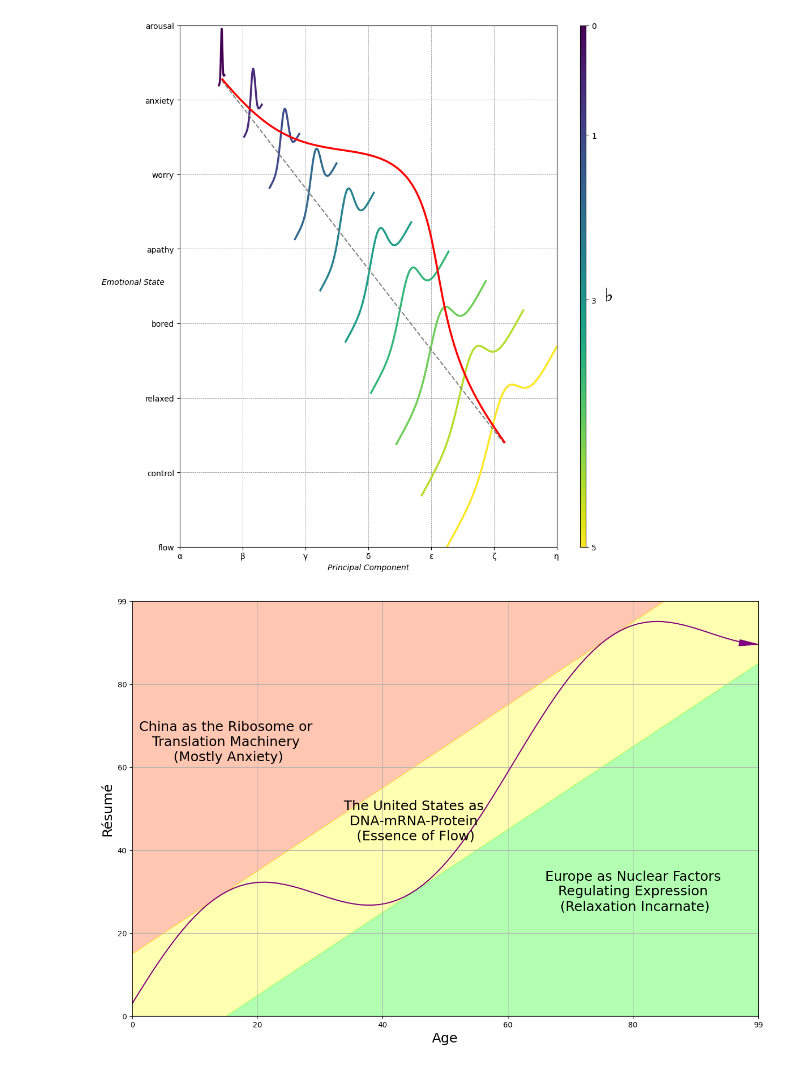
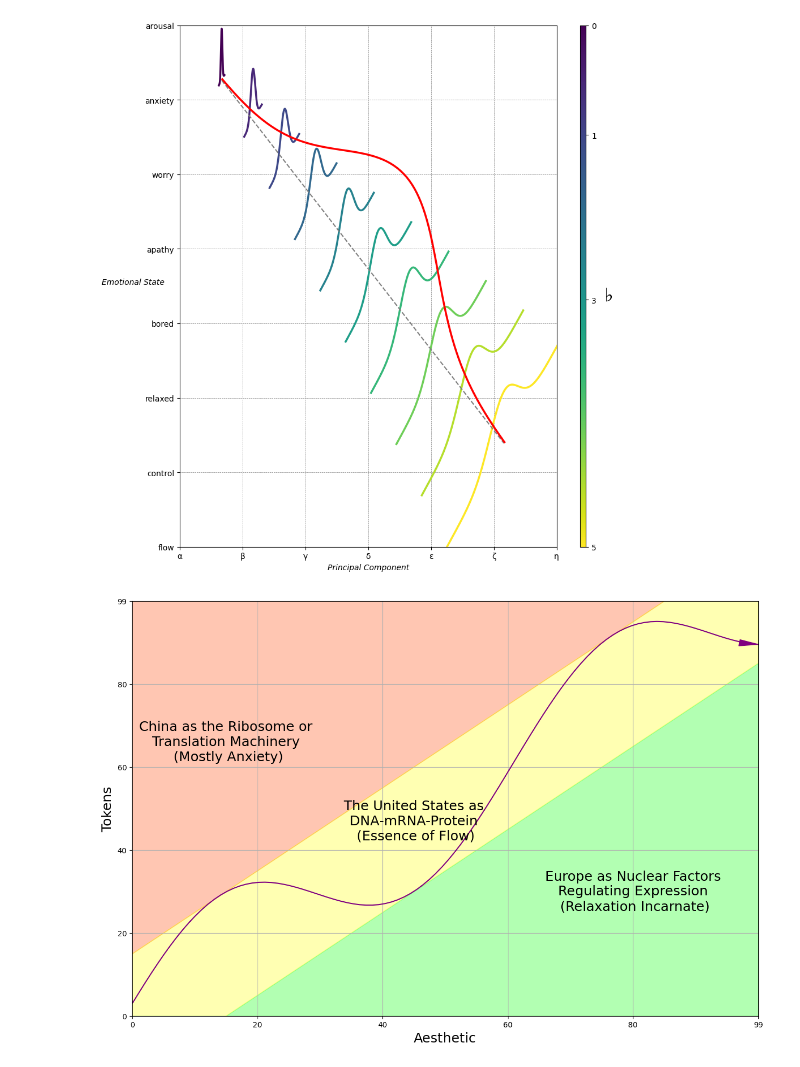
Before and after one commit to abikesa/aesthetic, a Jupyter notebook: _build/jupyter_execute/act_1/act_1_0/act_1_0_0/act_1_0_0_2.ipynb, the cells around one changed output. Saved outputs shown, nothing was run; the diff lists cells and outputs as text; code cells hidden in the pictures.

```diff
--- a/_build/jupyter_execute/act_1/act_1_0/act_1_0_0/act_1_0_0_2.ipynb
+++ b/_build/jupyter_execute/act_1/act_1_0/act_1_0_0/act_1_0_0_2.ipynb
@@ -236,35 +239,35 @@ plt.fill_between(skill_levels, yellow_zone_high, 10, color='orangered', alpha=0.
 plt.fill_between(skill_levels, 0, yellow_zone_low, color='lime', alpha=0.3, label='Time/Revelation', interpolate=True)
 plt.fill_between(skill_levels, yellow_zone_low, yellow_zone_high, color='yellow', alpha=0.3, label='Agent/Evolution', interpolate=True)
 
 # Plot the sinusoid function with the diagonal as its axis
 plt.plot(skill_levels, sinusoid, color='purple', linestyle='-')
 
 # Add arrowhead to the sinusoid line
 plt.arrow(skill_levels[-2], sinusoid[-2], skill_levels[-1] - skill_levels[-2], sinusoid[-1] - sinusoid[-2],
           color='purple', length_includes_head=True, head_width=0.15, head_length=0.3)
 
 # Set plot labels and title
-plt.xlabel('Age', fontsize=18)
-plt.ylabel('Résumé', rotation='vertical', fontsize=18)
+plt.xlabel('Aesthetic', fontsize=18)
+plt.ylabel('Tokens', rotation='vertical', fontsize=18)
 
 # Set plot limits and grid
 plt.xlim(0, 10)
 plt.ylim(0, 10)
 plt.grid(True)
 
 # Set tick labels
 tick_labels = ['0', '20', '40', '60', '80', '99']
 plt.xticks(np.linspace(0, 10, 6), tick_labels)
 plt.yticks(np.linspace(0, 10, 6), tick_labels)
 
 # Add text annotations to label the areas without shaded background
 plt.text(1.5, 6.6, 'China as the Ribosome or\n Translation Machinery \n (Mostly Anxiety)', color='black', ha='center', va='center', fontsize=18)
 plt.text(4.5, 4.7, 'The United States as\n DNA-mRNA-Protein \n (Essence of Flow)', color='black', ha='center', va='center', fontsize=18)
 plt.text(8, 3, 'Europe as Nuclear Factors\n Regulating Expression \n (Relaxation Incarnate)', color='black', ha='center', va='center', fontsize=18)
 
 # Display the plot
 plt.show()
 # %% [output]
-[figure, old version]
+[figure, new version]
 # %% [markdown]
 </Details>
```
Also changed, not shown: parts of 1 cell of this notebook, 5 other files.
